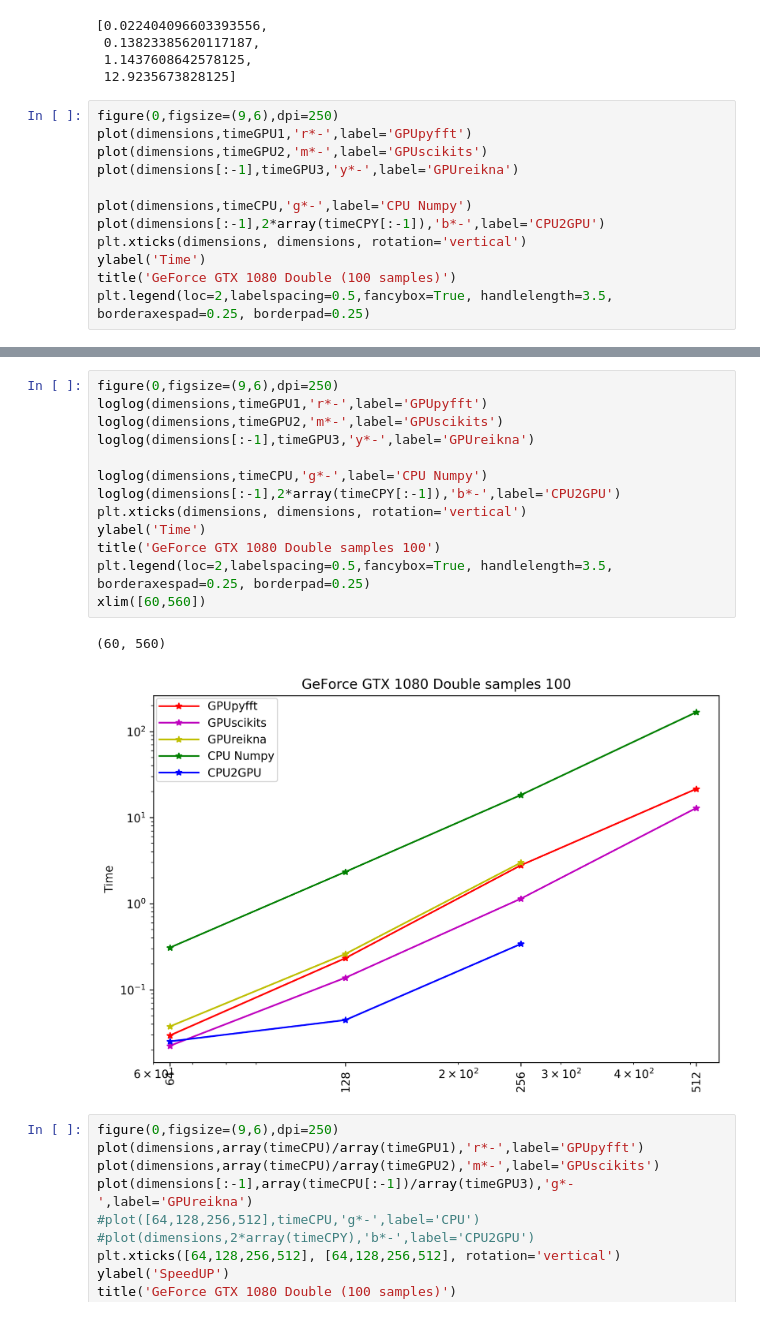
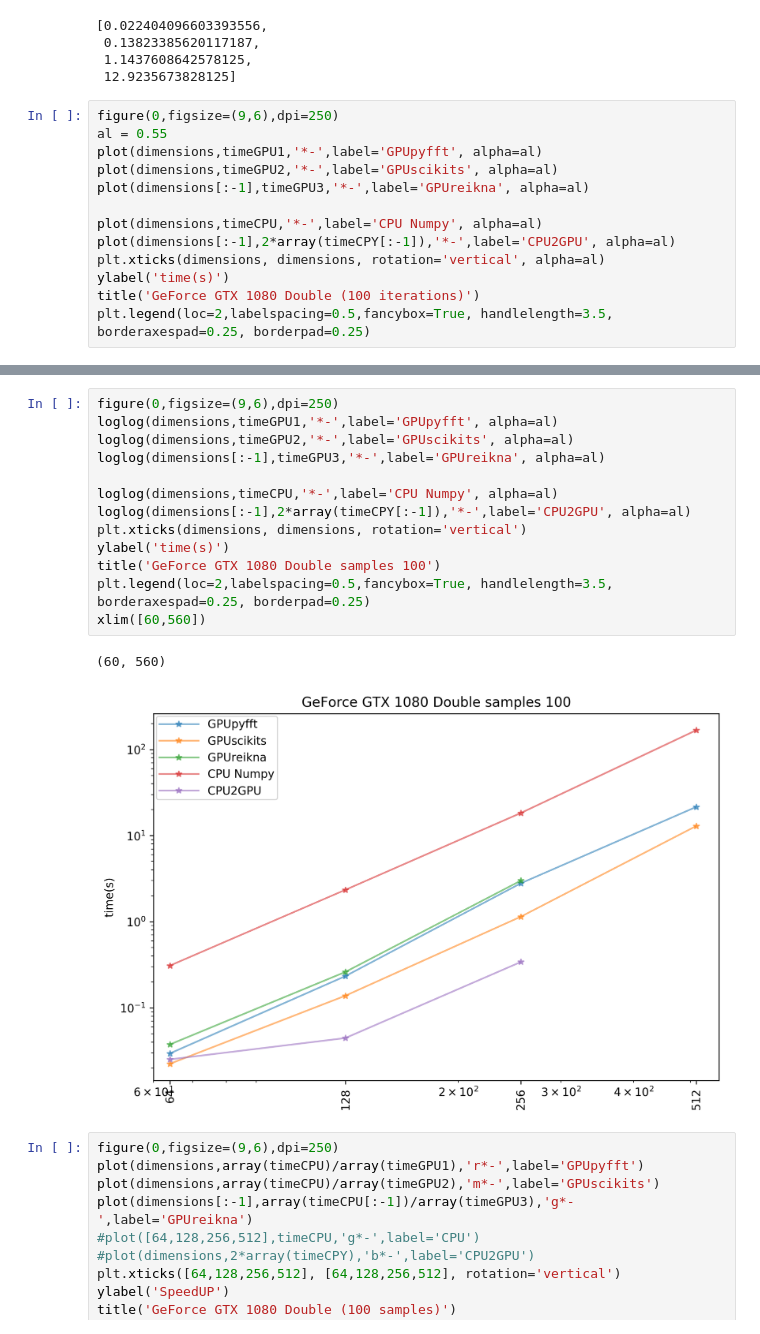
Before and after one commit to zamorays/miniCursoPycuda, a Jupyter notebook: Sesion7_Librerias_FFT.ipynb, the cells around one changed output, grey strips where cells are left out. Drawn from its saved outputs; the diff is of its cells as text.

```diff
--- a/Sesion7_Librerias(FFT) GTX 1080.ipynb
+++ b/Sesion7_Librerias_FFT.ipynb
@@ -435,15 +886,16 @@ timeGPU2
  12.9235673828125]
 # %%
 figure(0,figsize=(9,6),dpi=250)
-plot(dimensions,timeGPU1,'r*-',label='GPUpyfft')
-plot(dimensions,timeGPU2,'m*-',label='GPUscikits')
-plot(dimensions[:-1],timeGPU3,'y*-',label='GPUreikna')
+al = 0.55
+plot(dimensions,timeGPU1,'*-',label='GPUpyfft', alpha=al)
+plot(dimensions,timeGPU2,'*-',label='GPUscikits', alpha=al)
+plot(dimensions[:-1],timeGPU3,'*-',label='GPUreikna', alpha=al)
 
-plot(dimensions,timeCPU,'g*-',label='CPU Numpy')
-plot(dimensions[:-1],2*array(timeCPY[:-1]),'b*-',label='CPU2GPU')
-plt.xticks(dimensions, dimensions, rotation='vertical')
-ylabel('Time')
-title('GeForce GTX 1080 Double (100 samples)')
+plot(dimensions,timeCPU,'*-',label='CPU Numpy', alpha=al)
+plot(dimensions[:-1],2*array(timeCPY[:-1]),'*-',label='CPU2GPU', alpha=al)
+plt.xticks(dimensions, dimensions, rotation='vertical', alpha=al)
+ylabel('time(s)')
+title('GeForce GTX 1080 Double (100 iterations)')
 plt.legend(loc=2,labelspacing=0.5,fancybox=True, handlelength=3.5, borderaxespad=0.25, borderpad=0.25)
 # %% [output]
 <matplotlib.legend.Legend at 0x...>
@@ -451,19 +903,19 @@ plt.legend(loc=2,labelspacing=0.5,fancybox=True, handlelength=3.5, borderaxespad
 # %%
 figure(0,figsize=(9,6),dpi=250)
-loglog(dimensions,timeGPU1,'r*-',label='GPUpyfft')
-loglog(dimensions,timeGPU2,'m*-',label='GPUscikits')
-loglog(dimensions[:-1],timeGPU3,'y*-',label='GPUreikna')
+loglog(dimensions,timeGPU1,'*-',label='GPUpyfft', alpha=al)
+loglog(dimensions,timeGPU2,'*-',label='GPUscikits', alpha=al)
+loglog(dimensions[:-1],timeGPU3,'*-',label='GPUreikna', alpha=al)
 
-loglog(dimensions,timeCPU,'g*-',label='CPU Numpy')
-loglog(dimensions[:-1],2*array(timeCPY[:-1]),'b*-',label='CPU2GPU')
+loglog(dimensions,timeCPU,'*-',label='CPU Numpy', alpha=al)
+loglog(dimensions[:-1],2*array(timeCPY[:-1]),'*-',label='CPU2GPU', alpha=al)
 plt.xticks(dimensions, dimensions, rotation='vertical')
-ylabel('Time')
+ylabel('time(s)')
 title('GeForce GTX 1080 Double samples 100')
 plt.legend(loc=2,labelspacing=0.5,fancybox=True, handlelength=3.5, borderaxespad=0.25, borderpad=0.25)
 xlim([60,560])
 # %% [output]
 (60, 560)
-[figure, old version]
+[figure, new version]
 # %%
 figure(0,figsize=(9,6),dpi=250)
 plot(dimensions,array(timeCPU)/array(timeGPU1),'r*-',label='GPUpyfft')
```
Also changed, not shown: parts of 103 cells of this notebook, 2 other files.
